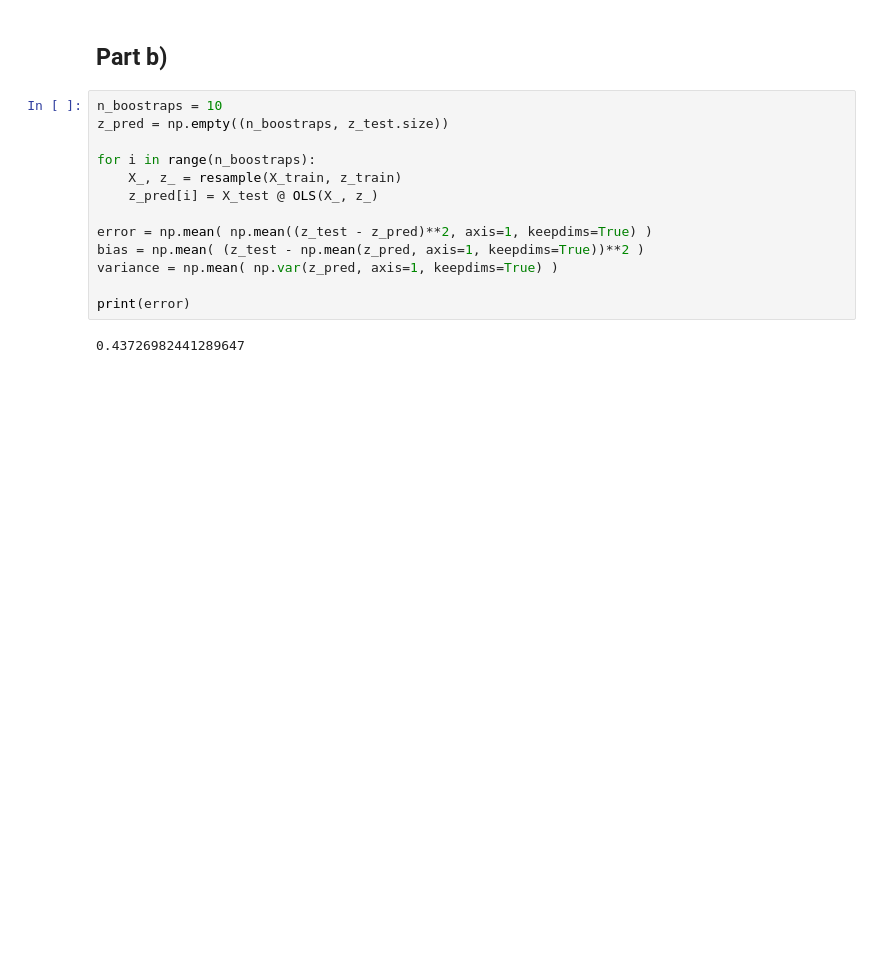
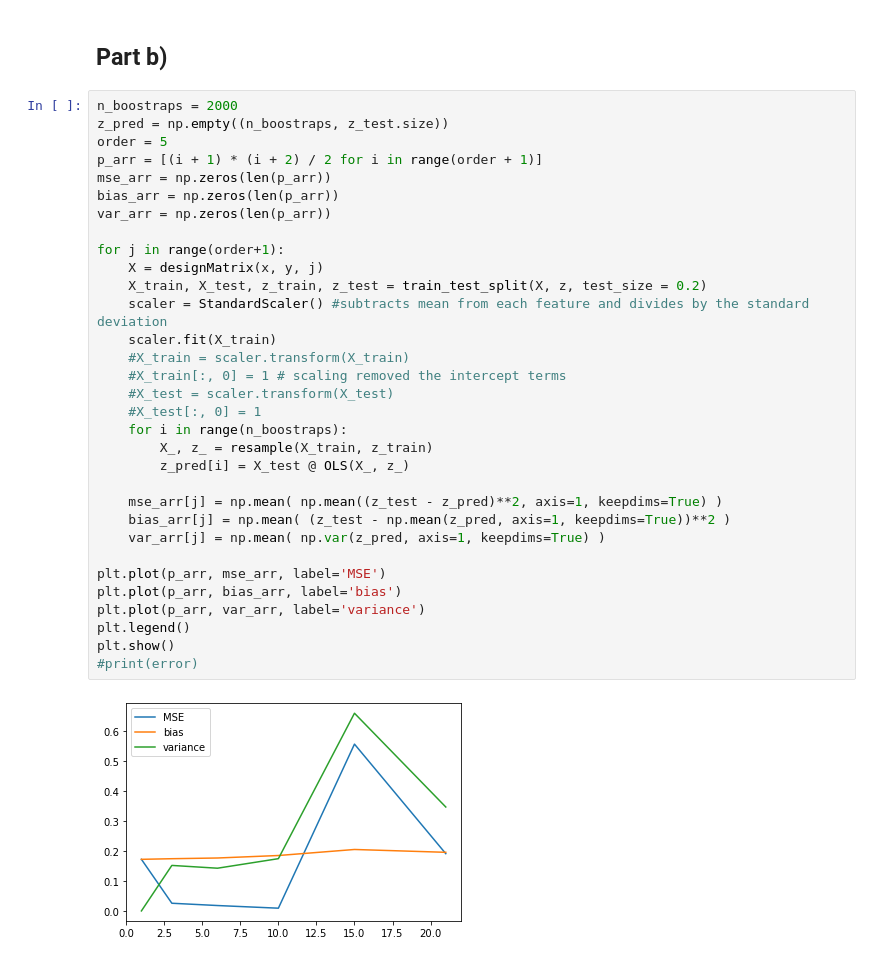
Before and after one commit to KarlHenrik/FYS-STK-Gruppe, a Jupyter notebook: Project1/Project1.ipynb, the cells around one changed output. Saved outputs shown, nothing was run; the diff lists cells and outputs as text; blank space fills up the shorter version.

Commit message:
b) (still) struggle with scaling

```diff
--- a/Project1/Project1.ipynb
+++ b/Project1/Project1.ipynb
@@ -107,17 +107,36 @@ print(mean_squared_error(z_mdl, z_test))
 # %% [markdown]
 ## Part b)
 # %%
-n_boostraps = 10
+n_boostraps = 2000
 z_pred = np.empty((n_boostraps, z_test.size))
+order = 5
+p_arr = [(i + 1) * (i + 2) / 2 for i in range(order + 1)]
+mse_arr = np.zeros(len(p_arr))
+bias_arr = np.zeros(len(p_arr))
+var_arr = np.zeros(len(p_arr))
 
-for i in range(n_boostraps):
-    X_, z_ = resample(X_train, z_train)
-    z_pred[i] = X_test @ OLS(X_, z_)
+for j in range(order+1):
+    X = designMatrix(x, y, j)
+    X_train, X_test, z_train, z_test = train_test_split(X, z, test_size = 0.2)
+    scaler = StandardScaler() #subtracts mean from each feature and divides by the standard deviation
+    scaler.fit(X_train)
+    #X_train = scaler.transform(X_train)
+    #X_train[:, 0] = 1 # scaling removed the intercept terms
+    #X_test = scaler.transform(X_test)
+    #X_test[:, 0] = 1
+    for i in range(n_boostraps):
+        X_, z_ = resample(X_train, z_train)
+        z_pred[i] = X_test @ OLS(X_, z_)
 
-error = np.mean( np.mean((z_test - z_pred)**2, axis=1, keepdims=True) )
-bias = np.mean( (z_test - np.mean(z_pred, axis=1, keepdims=True))**2 )
-variance = np.mean( np.var(z_pred, axis=1, keepdims=True) )
+    mse_arr[j] = np.mean( np.mean((z_test - z_pred)**2, axis=1, keepdims=True) )
+    bias_arr[j] = np.mean( (z_test - np.mean(z_pred, axis=1, keepdims=True))**2 )
+    var_arr[j] = np.mean( np.var(z_pred, axis=1, keepdims=True) )
 
-print(error)
+plt.plot(p_arr, mse_arr, label='MSE')
+plt.plot(p_arr, bias_arr, label='bias')
+plt.plot(p_arr, var_arr, label='variance')
+plt.legend()
+plt.show()
+#print(error)
 # %% [output]
-0.43726982441289647
+[figure, added]
```
